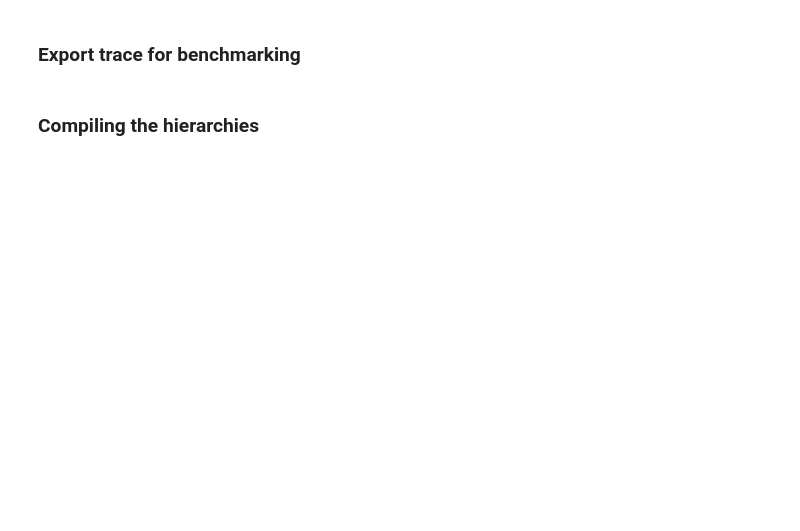
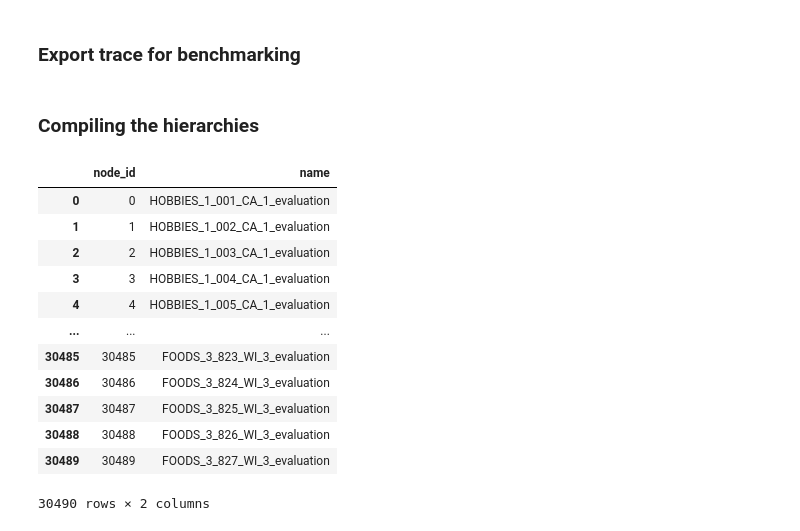
Before and after one commit to liaopeiyuan/large-scale-hts-reconciliation, a Jupyter notebook: notebooks/prepare_m5_forecast.ipynb, the cells around one changed output. Cells and saved outputs as stored; diff of their text form; code cells hidden in the pictures; blank space fills up the shorter version.

```diff
--- a/notebooks/prepare_m5_forecast.ipynb
+++ b/notebooks/prepare_m5_forecast.ipynb
@@ -141,4 +143,20 @@ for i, (name, prediction, gt) in tqdm(enumerate(disagg)):
 ### Compiling the hierarchies
 # %%
 node_id_map_df = pd.DataFrame(node_id_mapping)
+# %%
+node_id_map_df
+# %% [output]
+|  | node_id | name |
+| 0 | 0 | HOBBIES_1_001_CA_1_evaluation |
+| 1 | 1 | HOBBIES_1_002_CA_1_evaluation |
+| 2 | 2 | HOBBIES_1_003_CA_1_evaluation |
+| 3 | 3 | HOBBIES_1_004_CA_1_evaluation |
+| 4 | 4 | HOBBIES_1_005_CA_1_evaluation |
+| ... | ... | ... |
+| 30485 | 30485 | FOODS_3_823_WI_3_evaluation |
+| 30486 | 30486 | FOODS_3_824_WI_3_evaluation |
+| 30487 | 30487 | FOODS_3_825_WI_3_evaluation |
+| 30488 | 30488 | FOODS_3_826_WI_3_evaluation |
+| 30489 | 30489 | FOODS_3_827_WI_3_evaluation |
+30490 rows × 2 columns
 # %%
```
Also changed, not shown: parts of 18 cells of this notebook, 1 other file.
